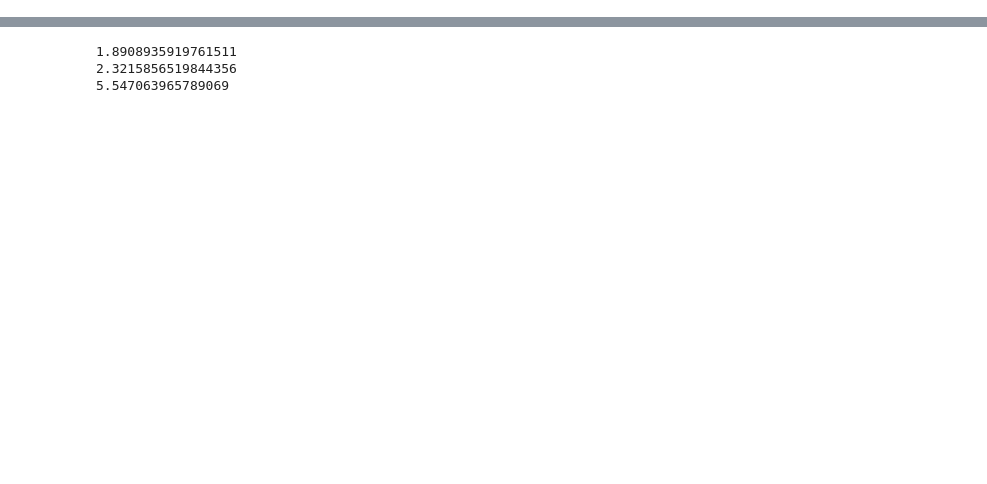
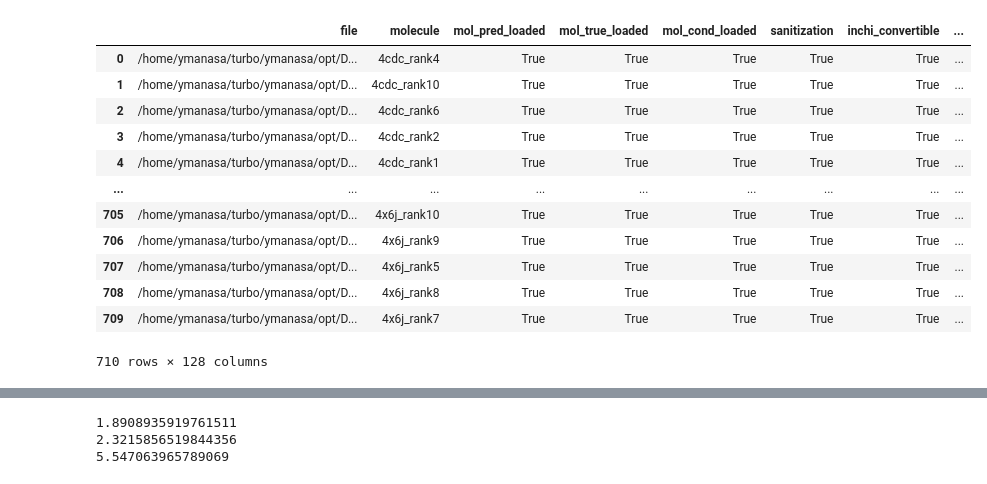
Before and after one commit to ymanasa2022/DiffDockL-Cov, a Jupyter notebook: eval_ymanasa.ipynb, the cells around one changed output, grey strips where cells are left out. Drawn from its saved outputs; the diff is of its cells as text; code cells hidden in the pictures; blank space fills up the shorter version.

```diff
--- a/eval_ymanasa.ipynb
+++ b/eval_ymanasa.ipynb
@@ -204 +304,17 @@ Could not load molecule from /home/ymanasa/turbo/ymanasa/opt/DiffDockL-Cov/data/
+# %%
+all_df
+# %% [output]
+|  | file | molecule | mol_pred_loaded | mol_true_loaded | mol_cond_loaded | sanitization | inchi_convertible | ... |
+| 0 | /home/ymanasa/turbo/ymanasa/opt/D... | 4cdc_rank4 | True | True | True | True | True | ... |
+| 1 | /home/ymanasa/turbo/ymanasa/opt/D... | 4cdc_rank10 | True | True | True | True | True | ... |
+| 2 | /home/ymanasa/turbo/ymanasa/opt/D... | 4cdc_rank6 | True | True | True | True | True | ... |
+| 3 | /home/ymanasa/turbo/ymanasa/opt/D... | 4cdc_rank2 | True | True | True | True | True | ... |
+| 4 | /home/ymanasa/turbo/ymanasa/opt/D... | 4cdc_rank1 | True | True | True | True | True | ... |
+| ... | ... | ... | ... | ... | ... | ... | ... | ... |
+| 705 | /home/ymanasa/turbo/ymanasa/opt/D... | 4x6j_rank10 | True | True | True | True | True | ... |
+| 706 | /home/ymanasa/turbo/ymanasa/opt/D... | 4x6j_rank9 | True | True | True | True | True | ... |
+| 707 | /home/ymanasa/turbo/ymanasa/opt/D... | 4x6j_rank5 | True | True | True | True | True | ... |
+| 708 | /home/ymanasa/turbo/ymanasa/opt/D... | 4x6j_rank8 | True | True | True | True | True | ... |
+| 709 | /home/ymanasa/turbo/ymanasa/opt/D... | 4x6j_rank7 | True | True | True | True | True | ... |
+710 rows × 128 columns
 # %%
```
Also changed, not shown: parts of 14 cells of this notebook, 4 other files.
